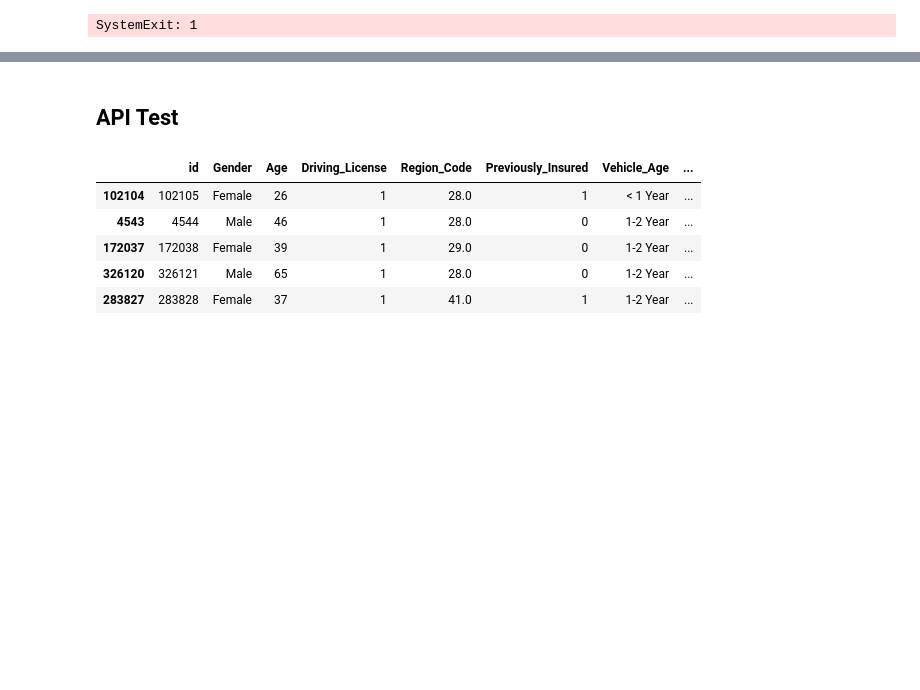
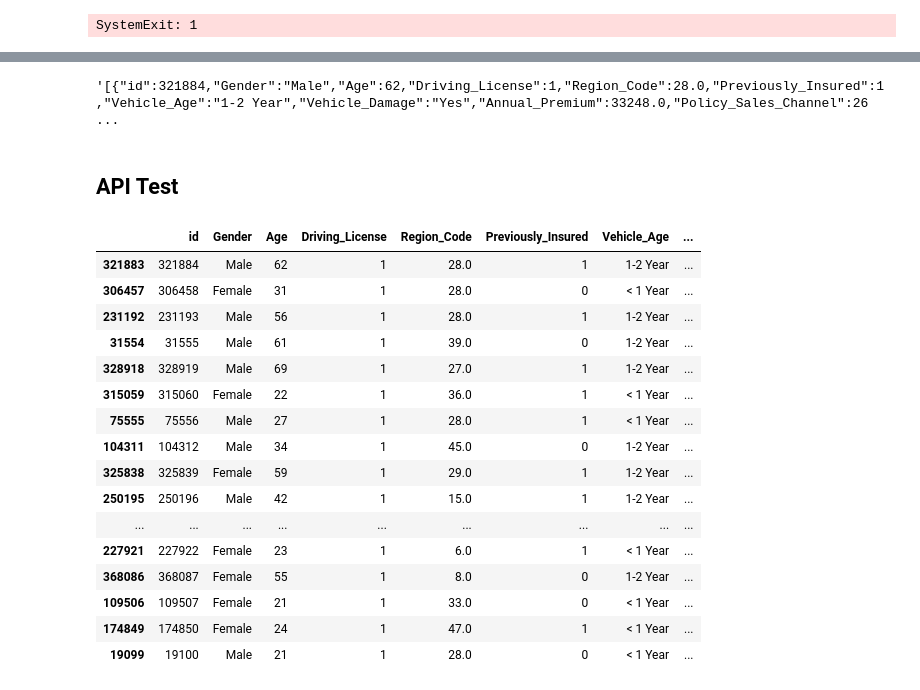
Before and after one commit to Andre10DS/health_insurance_cross-sell, a Jupyter notebook: notebooks/1.0_Health_Insurance.ipynb, the cells around one changed output, grey strips where cells are left out. Cells and saved outputs as stored; diff of their text form; code cells hidden in the pictures; blank space fills up the shorter version.

```diff
--- a/notebooks/1.0_Health_Insurance.ipynb
+++ b/notebooks/1.0_Health_Insurance.ipynb
@@ -1203,3 +1325,7 @@ SystemExit: 1
+# %%
+return_4
+# %% [output]
+'[{"id":321884,"Gender":"Male","Age":62,"Driving_License":1,"Region_Code":28.0,"Previously_Insured":1,"Vehicle_Age":"1-2 Year","Vehicle_Damage":"Yes","Annual_Premium":33248.0,"Policy_Sales_Channel":26 ...
 # %% [markdown]
 ## API Test
 # %%
@@ -1207,13 +1333,24 @@ import requests
 # %%
 test_api = test_model.copy()
 # %%
-df_2_test = test_api.sample(10)
+df_2_test = test_api.drop('Response', axis=1).sample(20)
 # %%
-df_2_test.head()
+df_2_test.head(20)
 # %% [output]
 |  | id | Gender | Age | Driving_License | Region_Code | Previously_Insured | Vehicle_Age | ... |
-| 102104 | 102105 | Female | 26 | 1 | 28.0 | 1 | < 1 Year | ... |
-| 4543 | 4544 | Male | 46 | 1 | 28.0 | 0 | 1-2 Year | ... |
-| 172037 | 172038 | Female | 39 | 1 | 29.0 | 0 | 1-2 Year | ... |
-| 326120 | 326121 | Male | 65 | 1 | 28.0 | 0 | 1-2 Year | ... |
-| 283827 | 283828 | Female | 37 | 1 | 41.0 | 1 | 1-2 Year | ... |
+| 321883 | 321884 | Male | 62 | 1 | 28.0 | 1 | 1-2 Year | ... |
+| 306457 | 306458 | Female | 31 | 1 | 28.0 | 0 | < 1 Year | ... |
+| 231192 | 231193 | Male | 56 | 1 | 28.0 | 1 | 1-2 Year | ... |
+| 31554 | 31555 | Male | 61 | 1 | 39.0 | 0 | 1-2 Year | ... |
+| 328918 | 328919 | Male | 69 | 1 | 27.0 | 1 | 1-2 Year | ... |
+| 315059 | 315060 | Female | 22 | 1 | 36.0 | 1 | < 1 Year | ... |
+| 75555 | 75556 | Male | 27 | 1 | 28.0 | 1 | < 1 Year | ... |
+| 104311 | 104312 | Male | 34 | 1 | 45.0 | 0 | 1-2 Year | ... |
+| 325838 | 325839 | Female | 59 | 1 | 29.0 | 1 | 1-2 Year | ... |
+| 250195 | 250196 | Male | 42 | 1 | 15.0 | 1 | 1-2 Year | ... |
+| ... | ... | ... | ... | ... | ... | ... | ... | ... |
+| 227921 | 227922 | Female | 23 | 1 | 6.0 | 1 | < 1 Year | ... |
+| 368086 | 368087 | Female | 55 | 1 | 8.0 | 0 | 1-2 Year | ... |
+| 109506 | 109507 | Female | 21 | 1 | 33.0 | 0 | < 1 Year | ... |
+| 174849 | 174850 | Female | 24 | 1 | 47.0 | 1 | < 1 Year | ... |
+| 19099 | 19100 | Male | 21 | 1 | 28.0 | 0 | < 1 Year | ... |
```
Also changed, not shown: parts of 42 cells of this notebook, 3 other files.
